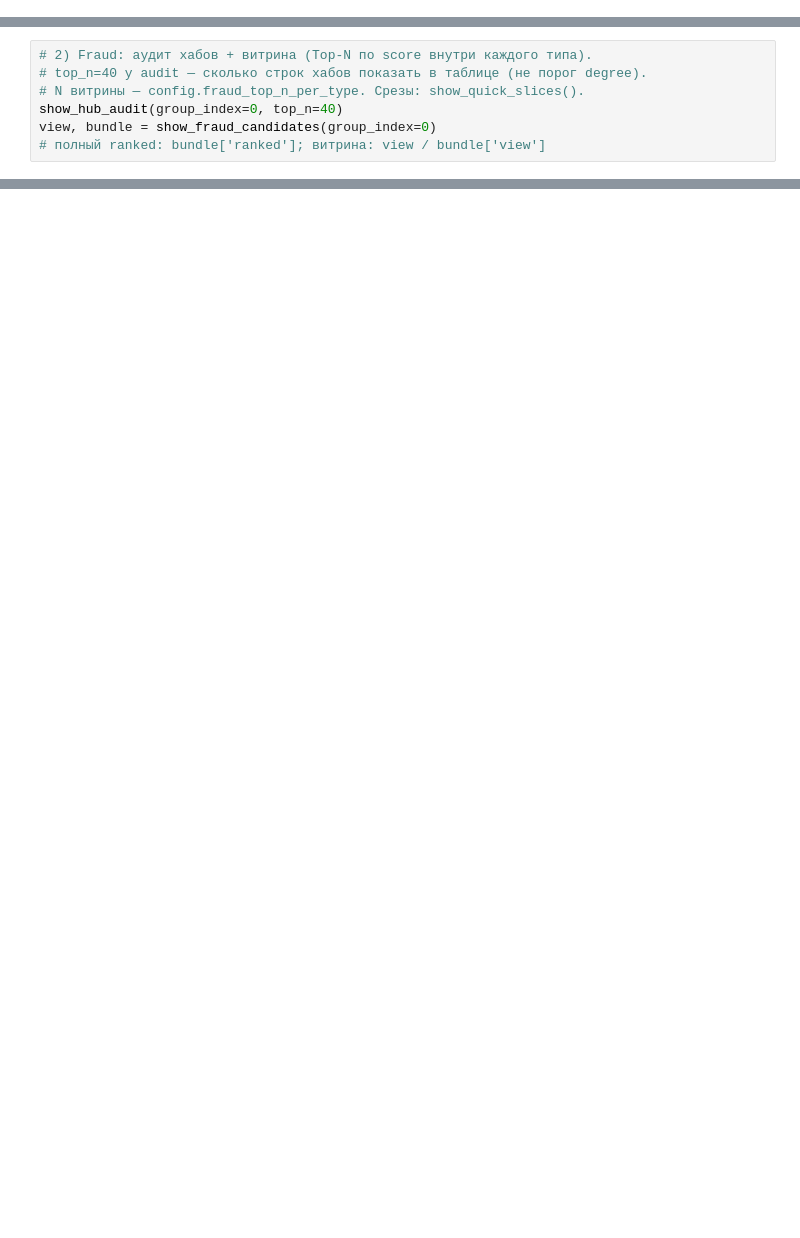
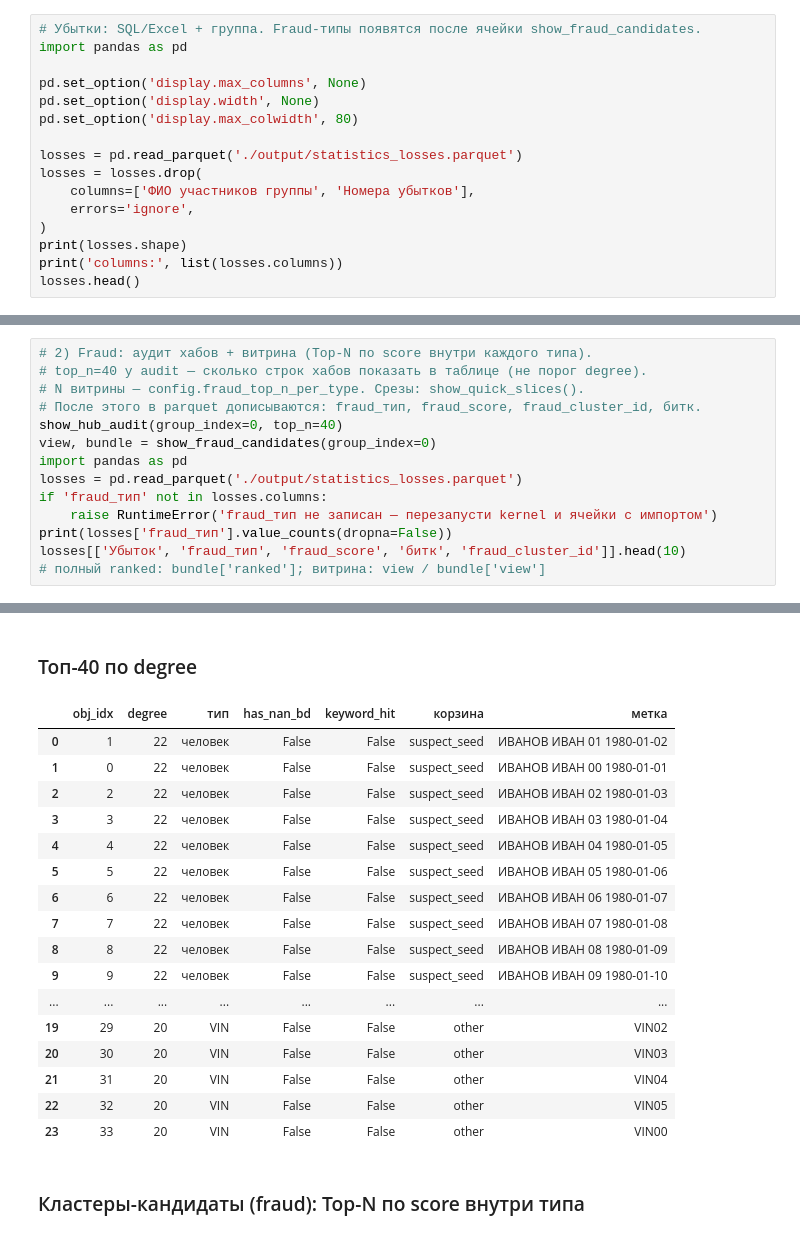
Before and after one commit to gatiatulin-chingiz/graphs, a Jupyter notebook: graphs_original/Runner.ipynb, the cells around one changed output, grey strips where cells are left out. Cells and saved outputs as stored; diff of their text form; blank space fills up the shorter version.

```diff
--- a/graphs_original/Runner.ipynb
+++ b/graphs_original/Runner.ipynb
@@ -18,0 +35,16 @@ run_pipeline()
+# %%
+# Убытки: SQL/Excel + группа. Fraud-типы появятся после ячейки show_fraud_candidates.
+import pandas as pd
+
+pd.set_option('display.max_columns', None)
+pd.set_option('display.width', None)
+pd.set_option('display.max_colwidth', 80)
+
+losses = pd.read_parquet('./output/statistics_losses.parquet')
+losses = losses.drop(
+    columns=['ФИО участников группы', 'Номера убытков'],
+    errors='ignore',
+)
+print(losses.shape)
+print('columns:', list(losses.columns))
+losses.head()
@@ -20,6 +61,14 @@ run_pipeline()
 # 2) Fraud: аудит хабов + витрина (Top-N по score внутри каждого типа).
 # top_n=40 у audit — сколько строк хабов показать в таблице (не порог degree).
 # N витрины — config.fraud_top_n_per_type. Срезы: show_quick_slices().
+# После этого в parquet дописываются: fraud_тип, fraud_score, fraud_cluster_id, битк.
 show_hub_audit(group_index=0, top_n=40)
 view, bundle = show_fraud_candidates(group_index=0)
+import pandas as pd
+losses = pd.read_parquet('./output/statistics_losses.parquet')
+if 'fraud_тип' not in losses.columns:
+    raise RuntimeError('fraud_тип не записан — перезапусти kernel и ячейки с импортом')
+print(losses['fraud_тип'].value_counts(dropna=False))
+losses[['Убыток', 'fraud_тип', 'fraud_score', 'битк', 'fraud_cluster_id']].head(10)
 # полный ranked: bundle['ranked']; витрина: view / bundle['view']
+# %% [output]
@@ -25,0 +79,19 @@ view, bundle = show_fraud_candidates(group_index=0)
+### Топ-40 по degree
+|  | obj_idx | degree | тип | has_nan_bd | keyword_hit | корзина | метка |
+| 0 | 1 | 22 | человек | False | False | suspect_seed | ИВАНОВ ИВАН 01 1980-01-02 |
+| 1 | 0 | 22 | человек | False | False | suspect_seed | ИВАНОВ ИВАН 00 1980-01-01 |
+| 2 | 2 | 22 | человек | False | False | suspect_seed | ИВАНОВ ИВАН 02 1980-01-03 |
+| 3 | 3 | 22 | человек | False | False | suspect_seed | ИВАНОВ ИВАН 03 1980-01-04 |
+| 4 | 4 | 22 | человек | False | False | suspect_seed | ИВАНОВ ИВАН 04 1980-01-05 |
+| 5 | 5 | 22 | человек | False | False | suspect_seed | ИВАНОВ ИВАН 05 1980-01-06 |
+| 6 | 6 | 22 | человек | False | False | suspect_seed | ИВАНОВ ИВАН 06 1980-01-07 |
+| 7 | 7 | 22 | человек | False | False | suspect_seed | ИВАНОВ ИВАН 07 1980-01-08 |
+| 8 | 8 | 22 | человек | False | False | suspect_seed | ИВАНОВ ИВАН 08 1980-01-09 |
+| 9 | 9 | 22 | человек | False | False | suspect_seed | ИВАНОВ ИВАН 09 1980-01-10 |
+| ... | ... | ... | ... | ... | ... | ... | ... |
+| 19 | 29 | 20 | VIN | False | False | other | VIN02 |
+| 20 | 30 | 20 | VIN | False | False | other | VIN03 |
+| 21 | 31 | 20 | VIN | False | False | other | VIN04 |
+| 22 | 32 | 20 | VIN | False | False | other | VIN05 |
+| 23 | 33 | 20 | VIN | False | False | other | VIN00 |
+### Кластеры-кандидаты (fraud): Top-N по score внутри типа
```
Also changed, not shown: parts of 5 cells of this notebook, 5 other files.
